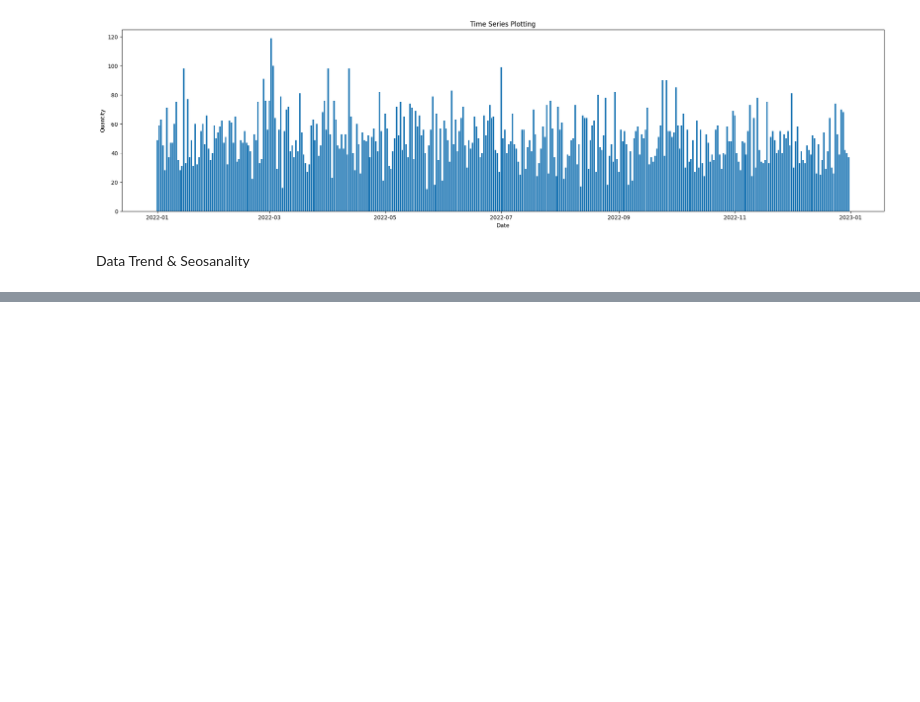
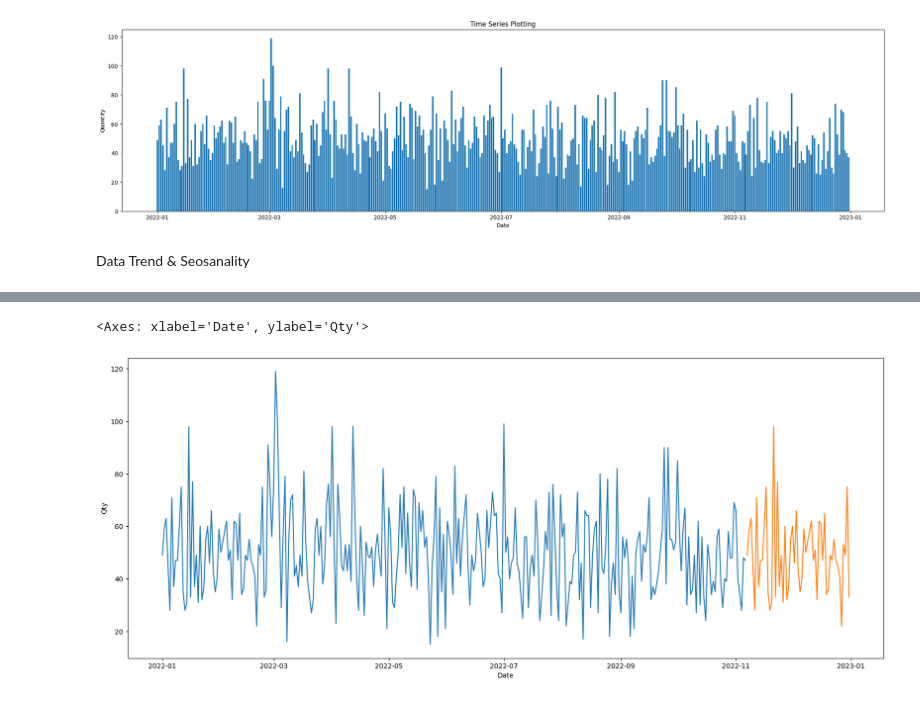
Before and after one commit to ihiyy/Kalbe-Virtual-Internship, a Jupyter notebook: analysis.ipynb, the cells around one changed output, grey strips where cells are left out. Saved outputs shown, nothing was run; the diff lists cells and outputs as text; code cells hidden in the pictures; blank space fills up the shorter version.

```diff
--- a/analysis.ipynb
+++ b/analysis.ipynb
@@ -212,0 +282,5 @@ plt.tight_layout()
+# %%
+split_size = round(df_regression.shape[0] * 0.85)
+data_train = df_regression[:split_size]
+data_test = df_regression[split_size:].reset_index(drop = True)
+data_train.shape, data_test.shape
@@ -212,0 +325,7 @@ plt.tight_layout()
+# %%
+plt.figure(figsize =(20,8))
+sns.lineplot(data = data_train, x = data_train['Date'], y = data_train['Qty'])
+sns.lineplot(data = data_test, x = data_test['Date'], y = data_train['Qty'])
+# %% [output]
+<Axes: xlabel='Date', ylabel='Qty'>
+[figure, added]
```
Also changed, not shown: parts of 40 cells of this notebook.
